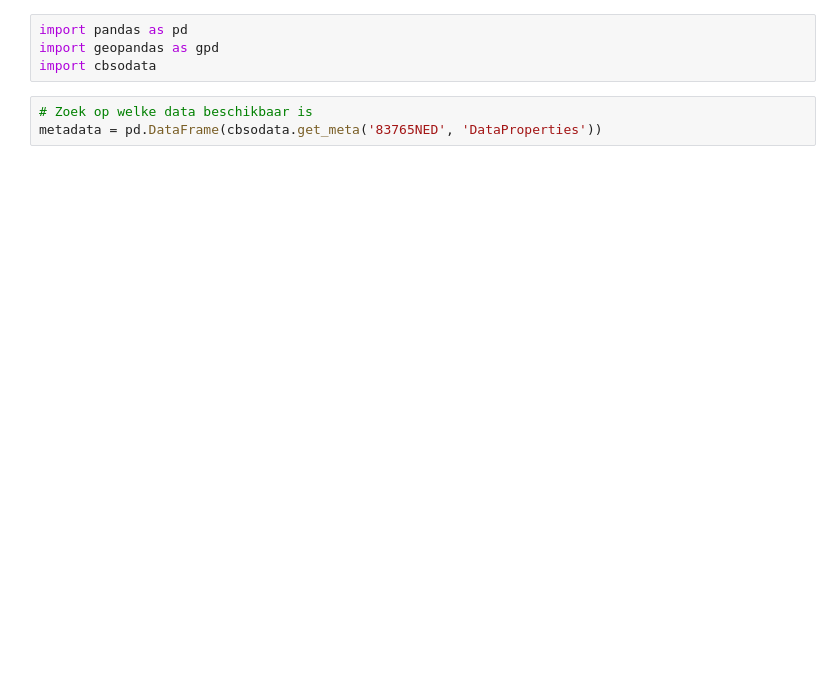
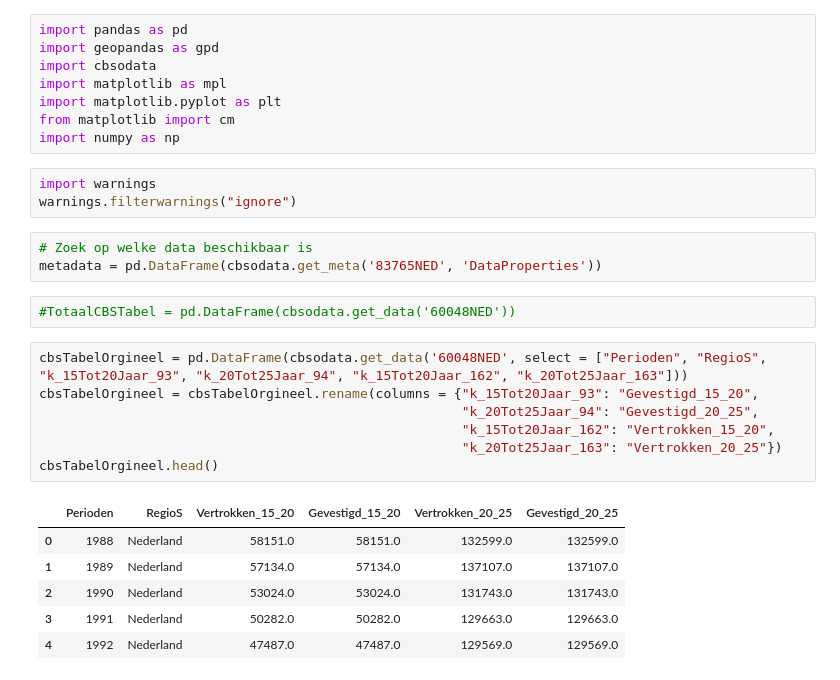
Before and after one commit to SimchaGD/Studentenstroom, a Jupyter notebook: MVP.ipynb, the cells around one changed output. Drawn from its saved outputs; the diff is of its cells as text; blank space fills up the shorter version.

```diff
--- a/MVP.ipynb
+++ b/MVP.ipynb
@@ -2,9 +2,32 @@
 import pandas as pd
 import geopandas as gpd
 import cbsodata
+import matplotlib as mpl
+import matplotlib.pyplot as plt
+from matplotlib import cm
+import numpy as np
+# %%
+import warnings
+warnings.filterwarnings("ignore")
 # %%
 # Zoek op welke data beschikbaar is
 metadata = pd.DataFrame(cbsodata.get_meta('83765NED', 'DataProperties'))
+# %%
+#TotaalCBSTabel = pd.DataFrame(cbsodata.get_data('60048NED'))
+# %%
+cbsTabelOrgineel = pd.DataFrame(cbsodata.get_data('60048NED', select = ["Perioden", "RegioS", "k_15Tot20Jaar_93", "k_20Tot25Jaar_94", "k_15Tot20Jaar_162", "k_20Tot25Jaar_163"]))
+cbsTabelOrgineel = cbsTabelOrgineel.rename(columns = {"k_15Tot20Jaar_93": "Gevestigd_15_20",
+                                                      "k_20Tot25Jaar_94": "Gevestigd_20_25",
+                                                      "k_15Tot20Jaar_162": "Vertrokken_15_20",
+                                                      "k_20Tot25Jaar_163": "Vertrokken_20_25"})
+cbsTabelOrgineel.head()
+# %% [output]
+|  | Perioden | RegioS | Vertrokken_15_20 | Gevestigd_15_20 | Vertrokken_20_25 | Gevestigd_20_25 |
+| 0 | 1988 | Nederland | 58151.0 | 58151.0 | 132599.0 | 132599.0 |
+| 1 | 1989 | Nederland | 57134.0 | 57134.0 | 137107.0 | 137107.0 |
+| 2 | 1990 | Nederland | 53024.0 | 53024.0 | 131743.0 | 131743.0 |
+| 3 | 1991 | Nederland | 50282.0 | 50282.0 | 129663.0 | 129663.0 |
+| 4 | 1992 | Nederland | 47487.0 | 47487.0 | 129569.0 | 129569.0 |
 # %%
 dfStudenten = pd.read_csv("VerhuisdePersonen15-25.csv", sep = ";")
 dfStudenten = dfStudenten.dropna()
```
Also changed, not shown: parts of 6 cells of this notebook, 3 other files.
